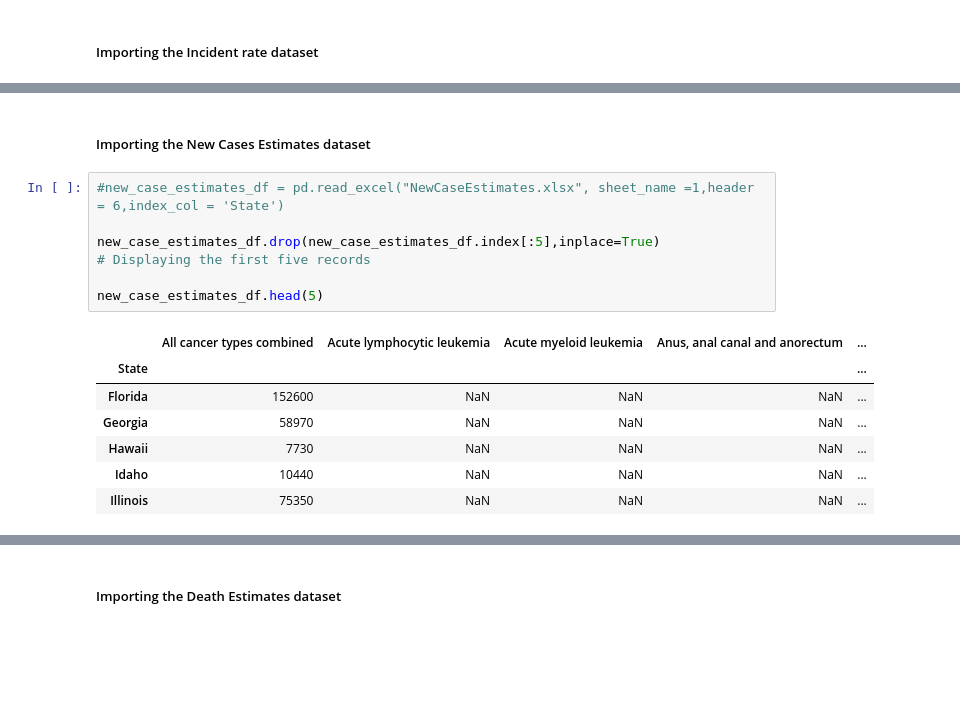
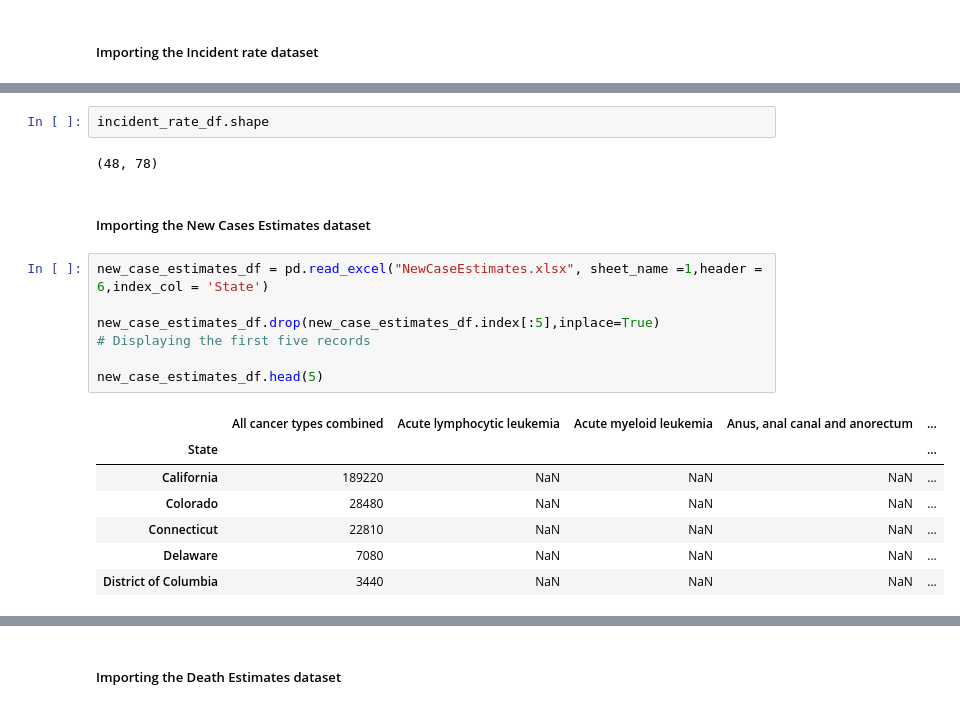
Before and after one commit to nderitu-ndegwa/DSFT14_Grp2_Wk5, a Jupyter notebook: python_notebook2.ipynb, the cells around one changed output, grey strips where cells are left out. Drawn from its saved outputs; the diff is of its cells as text; blank space fills up the shorter version.

```diff
--- a/python_notebook2.ipynb
+++ b/python_notebook2.ipynb
@@ -28,20 +28,24 @@ incident_rate_df.head(5)
 | Connecticut | 465.1 | 449.9 | 499.5 | 6.9 | ... |
 | Delaware | 488.2 | 447.2 | 524.9 | 6.3 | ... |
 | District of Columbia | 426 | 410.2 | 456.1 | 4.8 | ... |
+# %%
+incident_rate_df.shape
+# %% [output]
+(48, 78)
 # %% [markdown]
 ##### Importing the New Cases Estimates dataset
 # %%
-#new_case_estimates_df = pd.read_excel("NewCaseEstimates.xlsx", sheet_name =1,header = 6,index_col = 'State')
+new_case_estimates_df = pd.read_excel("NewCaseEstimates.xlsx", sheet_name =1,header = 6,index_col = 'State')
 
 new_case_estimates_df.drop(new_case_estimates_df.index[:5],inplace=True)
 # Displaying the first five records
 
 new_case_estimates_df.head(5)
 # %% [output]
 |  | All cancer types combined | Acute lymphocytic leukemia | Acute myeloid leukemia | Anus, anal canal and anorectum | ... |
 | State |  |  |  |  | ... |
-| Florida | 152600 | NaN | NaN | NaN | ... |
-| Georgia | 58970 | NaN | NaN | NaN | ... |
-| Hawaii | 7730 | NaN | NaN | NaN | ... |
-| Idaho | 10440 | NaN | NaN | NaN | ... |
-| Illinois | 75350 | NaN | NaN | NaN | ... |
+| California | 189220 | NaN | NaN | NaN | ... |
+| Colorado | 28480 | NaN | NaN | NaN | ... |
+| Connecticut | 22810 | NaN | NaN | NaN | ... |
+| Delaware | 7080 | NaN | NaN | NaN | ... |
+| District of Columbia | 3440 | NaN | NaN | NaN | ... |
```
Also changed, not shown: parts of 45 cells of this notebook.
